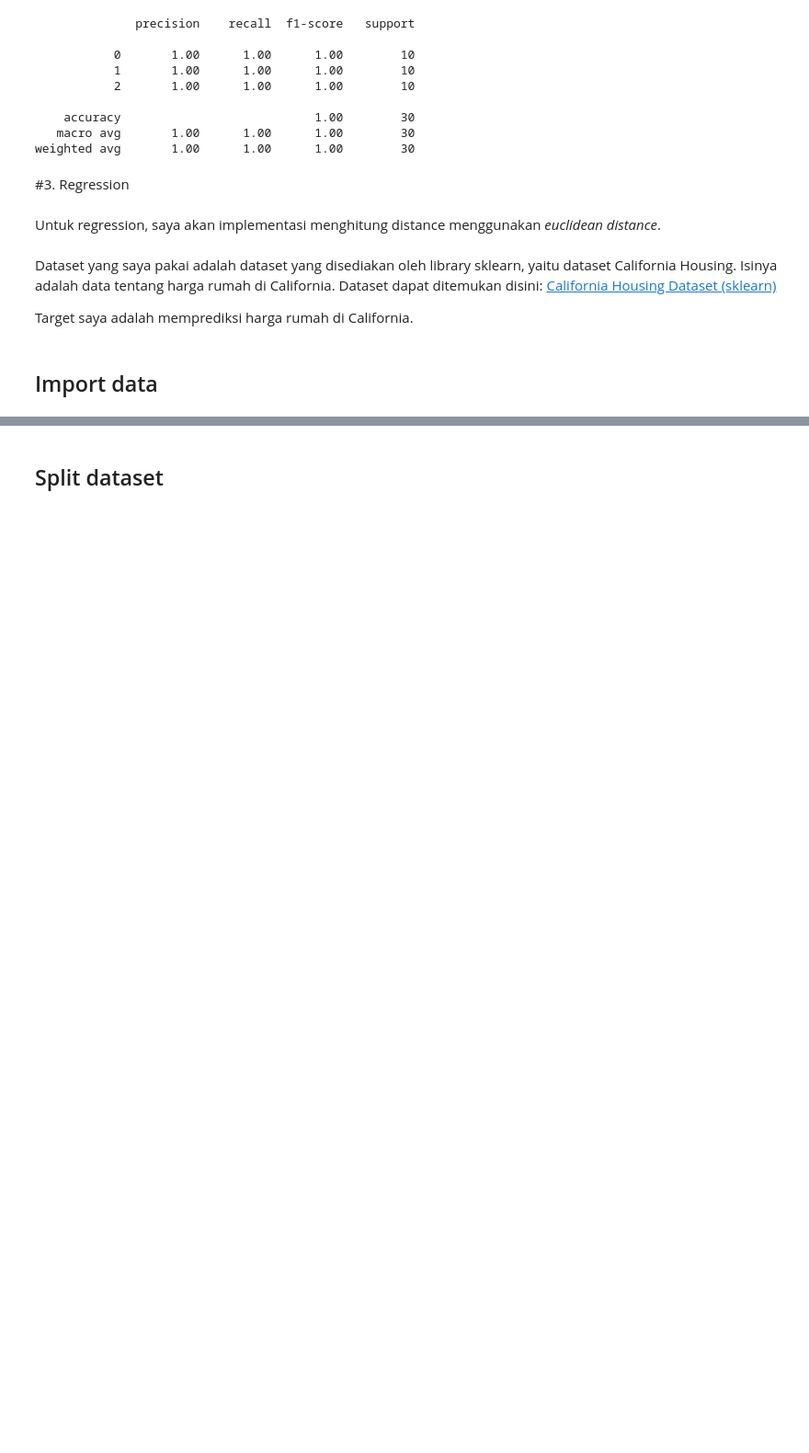
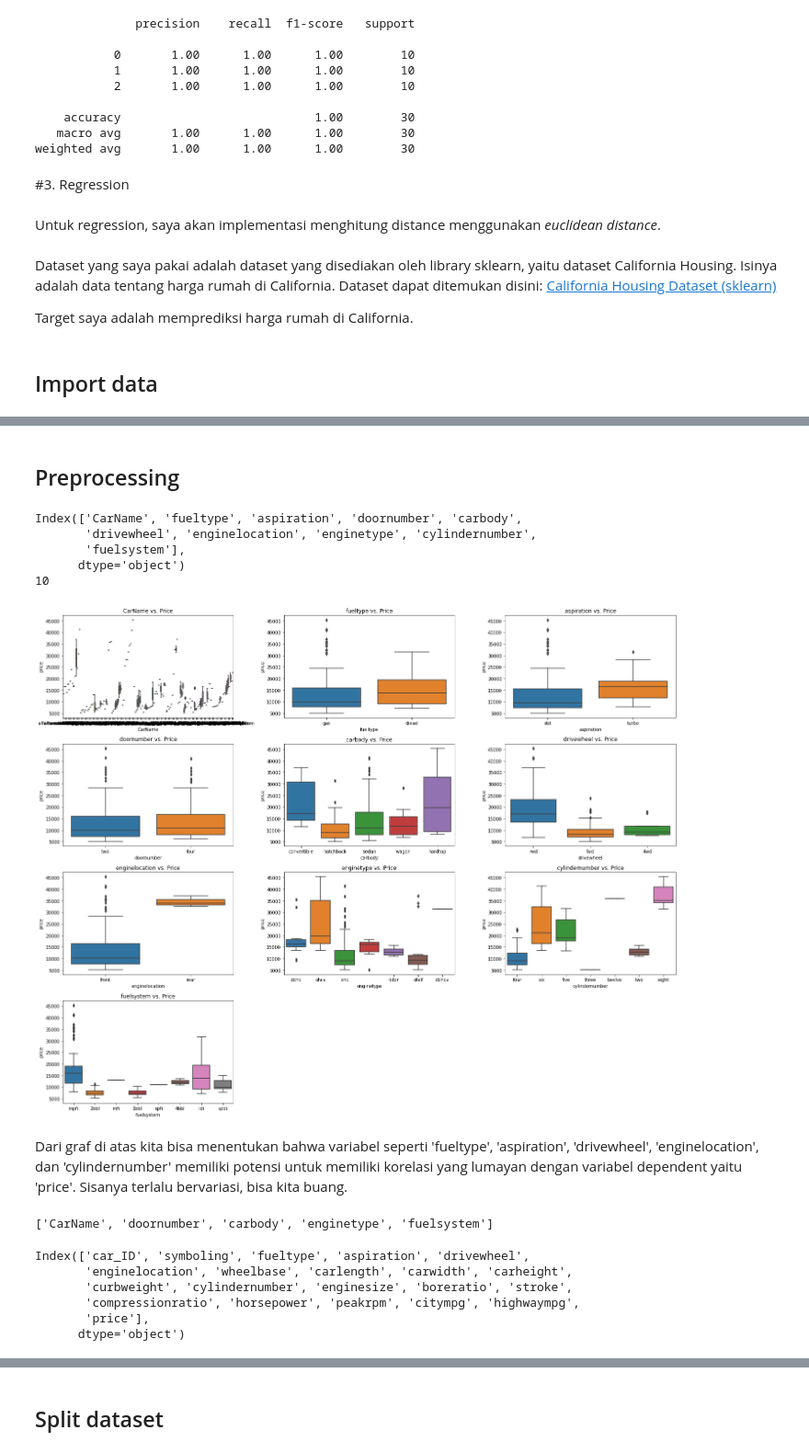
Before and after one commit to itsbrandonlim/ml_projects, a Jupyter notebook: KNN/ML_KNN_CLASSIFICATION_REGRESSION.ipynb, the cells around one changed output, grey strips where cells are left out. Shown: that part at 92% size. Drawn from its saved outputs; the diff is of its cells as text; code cells hidden in the pictures; blank space fills up the shorter version.

```diff
--- a/KNN/ML_KNN_CLASSIFICATION_REGRESSION.ipynb
+++ b/KNN/ML_KNN_CLASSIFICATION_REGRESSION.ipynb
@@ -322,0 +305,4 @@ pd.concat([pd.DataFrame(X, columns=data.feature_names), pd.Series(y, name='Targe
+# %%
+# df = pd.read_csv('Life Expectancy Data.csv')
+df = pd.read_csv('CarPrice.csv')
+df.head()
@@ -322,0 +357,41 @@ pd.concat([pd.DataFrame(X, columns=data.feature_names), pd.Series(y, name='Targe
+# %% [markdown]
+## Preprocessing
+# %%
+# Ambil nama kolom yang bertipe object/string
+str_cols = df.select_dtypes(include=['object']).columns
+print(str_cols)
+print(len(str_cols))
+# %% [output]
+Index(['CarName', 'fueltype', 'aspiration', 'doornumber', 'carbody',
+       'drivewheel', 'enginelocation', 'enginetype', 'cylindernumber',
+       'fuelsystem'],
+      dtype='object')
+10
+# %%
+fig = plt.figure(figsize=(20, 16))
+
+for i, col in zip(range(1, len(str_cols) + 1), str_cols):
+  ax = fig.add_subplot(4, 3, i)
+  g = sns.boxplot(x=col, y="price", data=df, ax=ax)
+  plt.title(col + ' vs. Price')
+plt.tight_layout()
+# %% [output]
+[figure, added]
+# %% [markdown]
+Dari graf di atas kita bisa menentukan bahwa variabel seperti 'fueltype', 'aspiration', 'drivewheel', 'enginelocation', dan 'cylindernumber' memiliki potensi untuk memiliki korelasi yang lumayan dengan variabel dependent yaitu 'price'. Sisanya terlalu bervariasi, bisa kita buang.
+# %%
+keep = ['fueltype', 'aspiration', 'drivewheel', 'enginelocation', 'cylindernumber']
+del_cols = [x for x in str_cols if x not in keep]
+del_cols
+# %% [output]
+['CarName', 'doornumber', 'carbody', 'enginetype', 'fuelsystem']
+# %%
+dropped = df.drop(del_cols, axis=1)
+dropped.columns
+# %% [output]
+Index(['car_ID', 'symboling', 'fueltype', 'aspiration', 'drivewheel',
+       'enginelocation', 'wheelbase', 'carlength', 'carwidth', 'carheight',
+       'curbweight', 'cylindernumber', 'enginesize', 'boreratio', 'stroke',
+       'compressionratio', 'horsepower', 'peakrpm', 'citympg', 'highwaympg',
+       'price'],
+      dtype='object')
```
Also changed, not shown: parts of 31 cells of this notebook.
